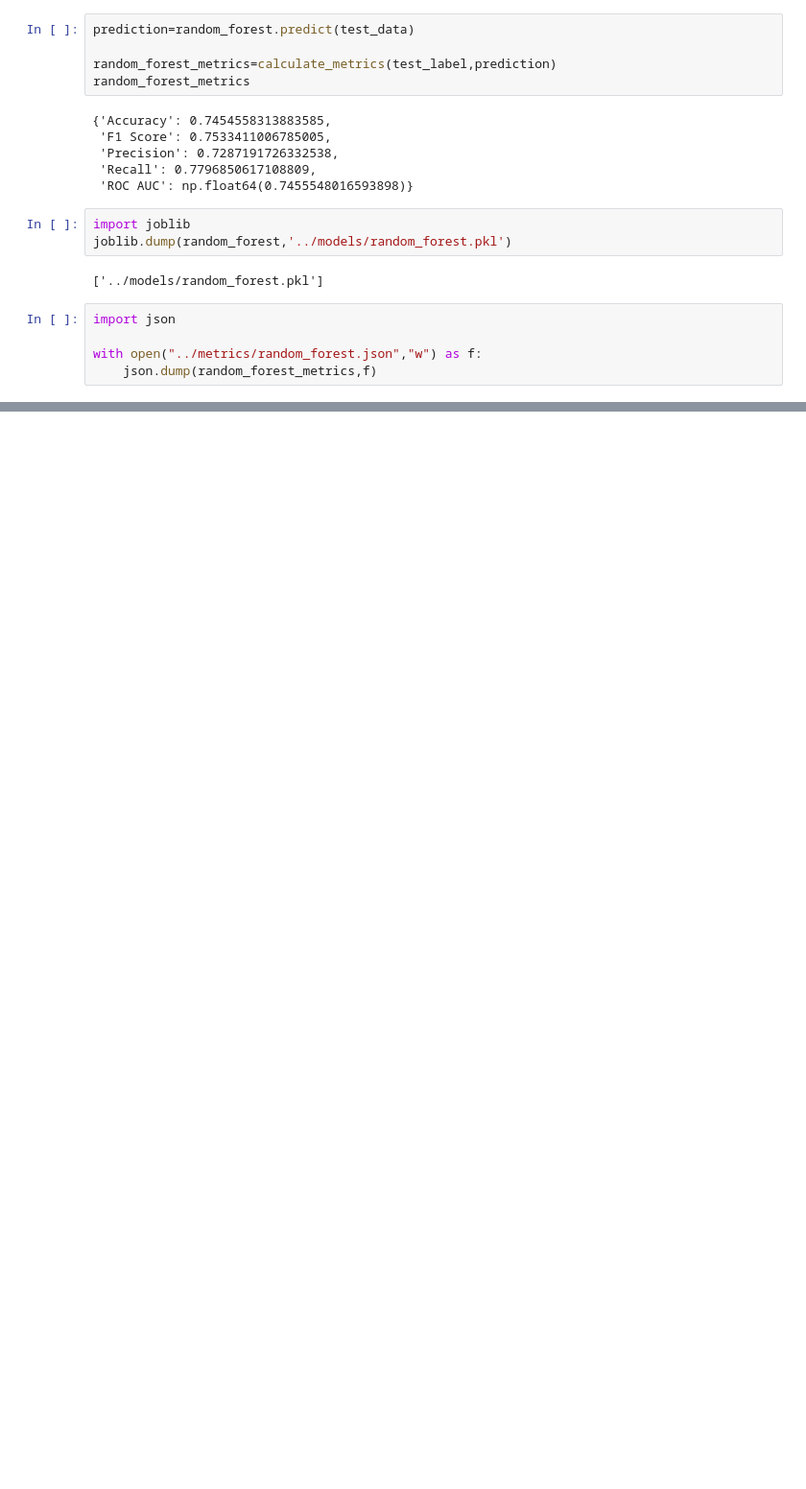
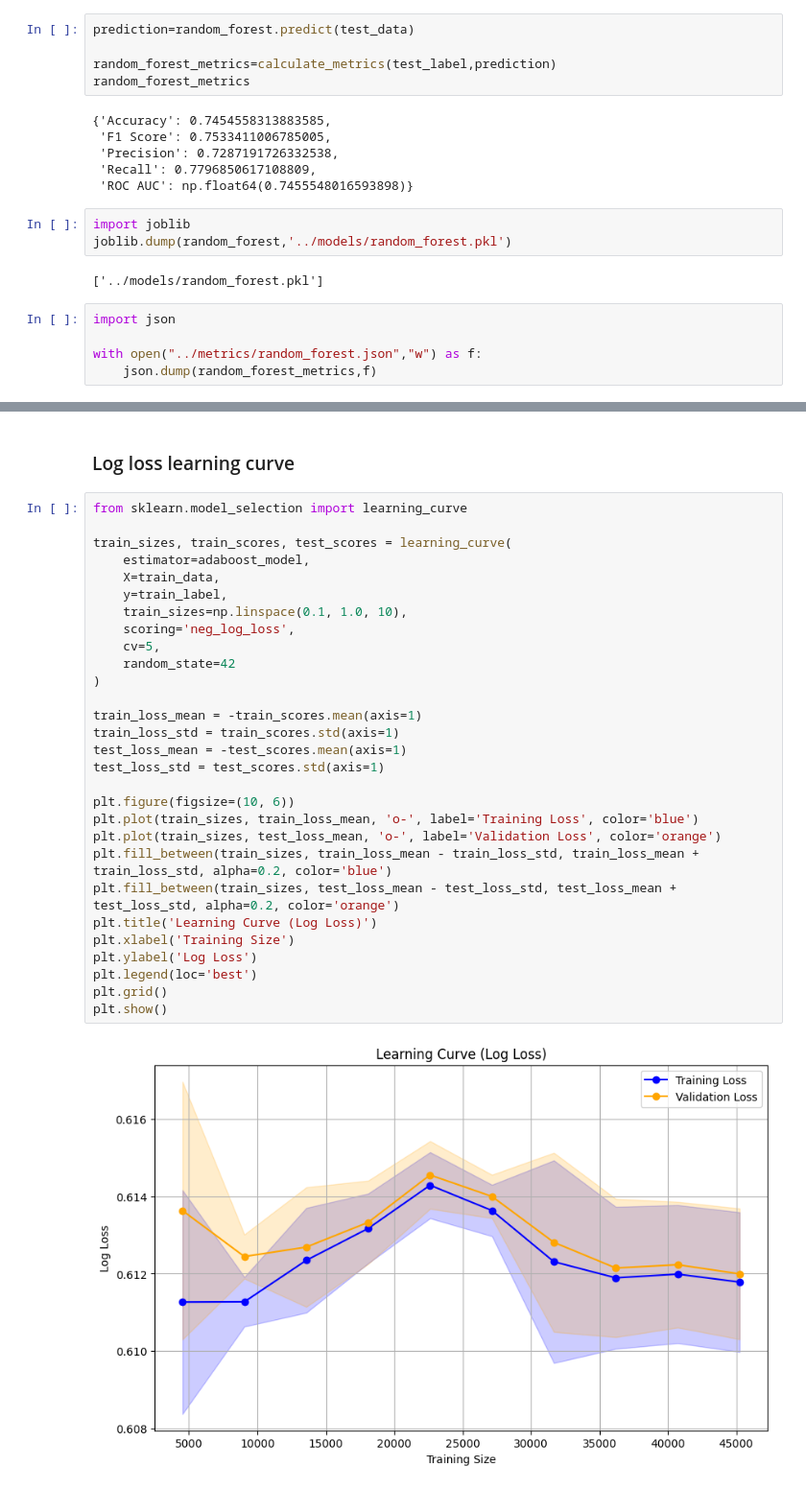
Before and after one commit to amjadAwad95/diabetes-prediction, a Jupyter notebook: src/EDA.ipynb, the cells around one changed output, grey strips where cells are left out. Shown at 96% size. Drawn from its saved outputs; the diff is of its cells as text; blank space fills up the shorter version.

```diff
--- a/src/EDA.ipynb
+++ b/src/EDA.ipynb
@@ -1465,0 +1558,33 @@ with open("../metrics/random_forest.json","w") as f:
+# %% [markdown]
+### Log loss learning curve
+# %%
+from sklearn.model_selection import learning_curve
+
+train_sizes, train_scores, test_scores = learning_curve(
+    estimator=adaboost_model,
+    X=train_data,
+    y=train_label,
+    train_sizes=np.linspace(0.1, 1.0, 10),
+    scoring='neg_log_loss',
+    cv=5,
+    random_state=42
+)
+
+train_loss_mean = -train_scores.mean(axis=1)
+train_loss_std = train_scores.std(axis=1)
+test_loss_mean = -test_scores.mean(axis=1)
+test_loss_std = test_scores.std(axis=1)
+
+plt.figure(figsize=(10, 6))
+plt.plot(train_sizes, train_loss_mean, 'o-', label='Training Loss', color='blue')
+plt.plot(train_sizes, test_loss_mean, 'o-', label='Validation Loss', color='orange')
+plt.fill_between(train_sizes, train_loss_mean - train_loss_std, train_loss_mean + train_loss_std, alpha=0.2, color='blue')
+plt.fill_between(train_sizes, test_loss_mean - test_loss_std, test_loss_mean + test_loss_std, alpha=0.2, color='orange')
+plt.title('Learning Curve (Log Loss)')
+plt.xlabel('Training Size')
+plt.ylabel('Log Loss')
+plt.legend(loc='best')
+plt.grid()
+plt.show()
+# %% [output]
+[figure, added]
```
Also changed, not shown: parts of 11 cells of this notebook.
